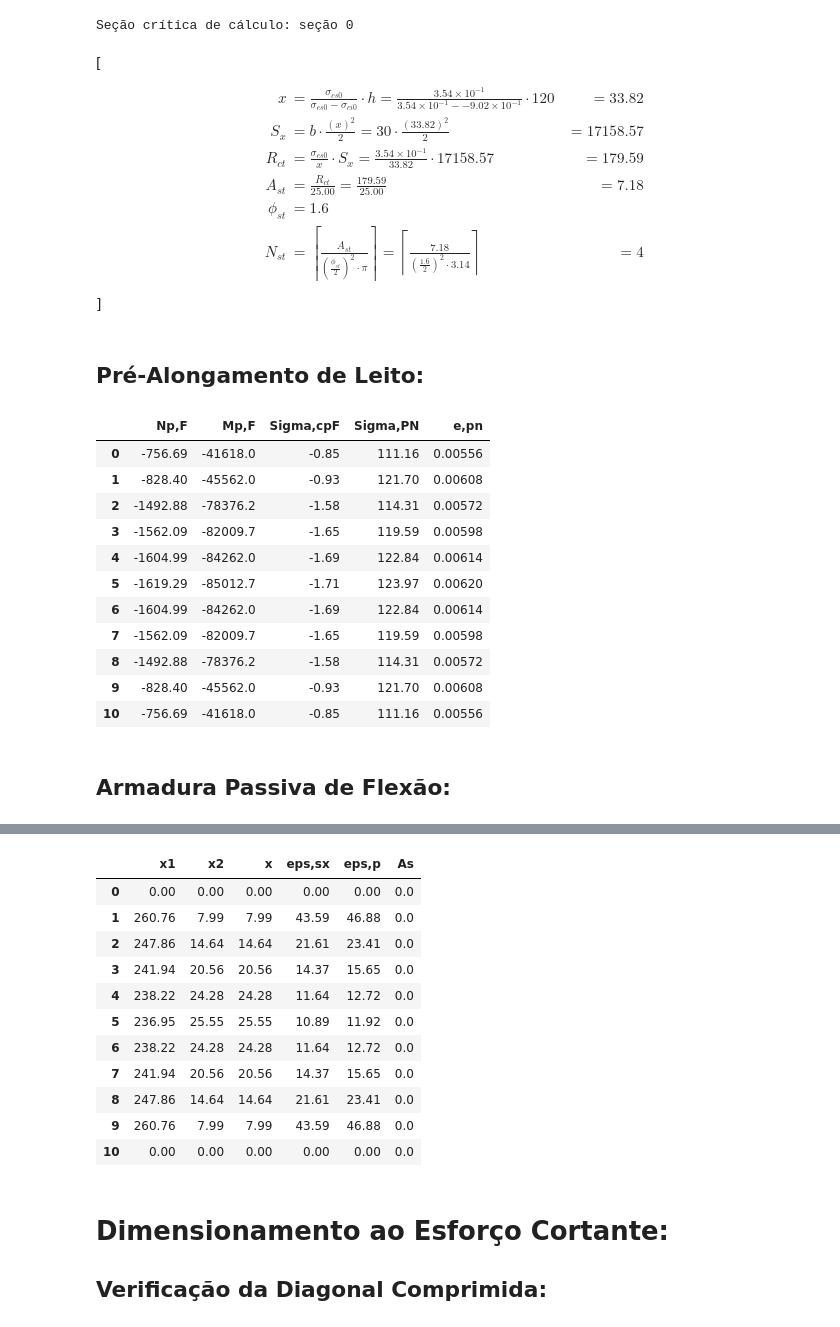
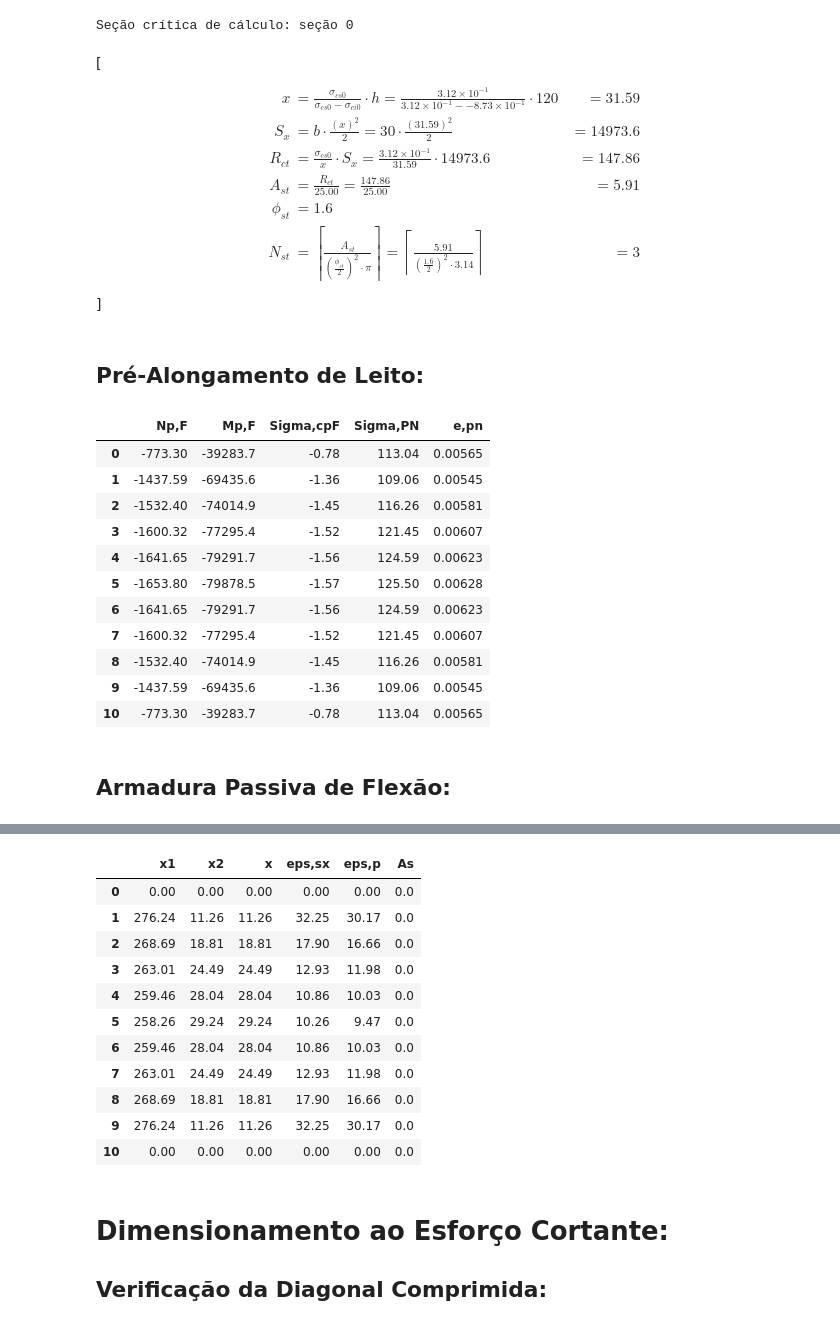
Before and after one commit to GarciaGabe/eng, a Jupyter notebook: Viga Protendida.ipynb, the cells around one changed output, grey strips where cells are left out. Drawn from its saved outputs; the diff is of its cells as text; code cells hidden in the pictures.

```diff
--- a/Viga Protendida.ipynb
+++ b/Viga Protendida.ipynb
@@ -53,8 +63,8 @@ Area = b*h - e_eps*h_eps
 Inercia = b*h**3/12 - e_eps*h_eps**3/12
 W_i = Inercia/(h/2)
 W_s = Inercia/(h/2)
-e_p = 52.5
-Vao = 2391
+e_p = 50.8
+Vao = 2427
 
 ## Número de seções para dividir o vão:
 # Escolher número impar
@@ -425,7 +435,7 @@ qntCordoalhas = [5,10]
 
 # Vetor com a excentricidade da protensão em cada ponto de escalonamento:
 
-e_p_i = [55,52.5]
+e_p_i = [50.8,48.3]
 # %% [output]
 \[
 \begin{aligned}
@@ -871,17 +881,17 @@ N_st = ceil(A_st/((phi_st/2)**2*pi))
 # %% [output]
 \[
 \begin{aligned}
-x &= \frac{ \sigma_{cs0} }{ \sigma_{cs0} - \sigma_{ci0} } \cdot h  = \frac{ 3.54 \times 10 ^ {-1 } }{ 3.54 \times 10 ^ {-1 } - -9.02 \times 10 ^ {-1 } } \cdot 120 &= 33.82
+x &= \frac{ \sigma_{cs0} }{ \sigma_{cs0} - \sigma_{ci0} } \cdot h  = \frac{ 3.12 \times 10 ^ {-1 } }{ 3.12 \times 10 ^ {-1 } - -8.73 \times 10 ^ {-1 } } \cdot 120 &= 31.59
 \\[10pt]
-S_{x} &= b \cdot \frac{ \left( x \right) ^{ 2 } }{ 2 }  = 30 \cdot \frac{ \left( 33.82 \right) ^{ 2 } }{ 2 } &= 17158.57
+S_{x} &= b \cdot \frac{ \left( x \right) ^{ 2 } }{ 2 }  = 30 \cdot \frac{ \left( 31.59 \right) ^{ 2 } }{ 2 } &= 14973.6
 \\[10pt]
-R_{ct} &= \frac{ \sigma_{cs0} }{ x } \cdot S_{x}  = \frac{ 3.54 \times 10 ^ {-1 } }{ 33.82 } \cdot 17158.57 &= 179.59
+R_{ct} &= \frac{ \sigma_{cs0} }{ x } \cdot S_{x}  = \frac{ 3.12 \times 10 ^ {-1 } }{ 31.59 } \cdot 14973.6 &= 147.86
 \\[10pt]
-A_{st} &= \frac{ R_{ct} }{ 25.00 }  = \frac{ 179.59 }{ 25.00 } &= 7.18
+A_{st} &= \frac{ R_{ct} }{ 25.00 }  = \frac{ 147.86 }{ 25.00 } &= 5.91
 \\[10pt]
 \phi_{st} &= 1.6 \;
 \\[10pt]
-N_{st} &= \left \lceil \frac{ A_{st} }{ \left( \frac{ \phi_{st} }{ 2 } \right) ^{ 2 } \cdot \pi } \right \rceil  = \left \lceil \frac{ 7.18 }{ \left( \frac{ 1.6 }{ 2 } \right) ^{ 2 } \cdot 3.14 } \right \rceil &= 4
+N_{st} &= \left \lceil \frac{ A_{st} }{ \left( \frac{ \phi_{st} }{ 2 } \right) ^{ 2 } \cdot \pi } \right \rceil  = \left \lceil \frac{ 5.91 }{ \left( \frac{ 1.6 }{ 2 } \right) ^{ 2 } \cdot 3.14 } \right \rceil &= 3
 \end{aligned}
 \]
 # %% [markdown]
@@ -912,17 +922,17 @@ tabela7.rename(columns={0:'Np,F',1:'Mp,F',2:'Sigma,cpF', 3:'Sigma,PN',4:'e,pn'},
 display(tabela7)
 # %% [output]
 |  | Np,F | Mp,F | Sigma,cpF | Sigma,PN | e,pn |
-| 0 | -756.69 | -41618.0 | -0.85 | 111.16 | 0.00556 |
-| 1 | -828.40 | -45562.0 | -0.93 | 121.70 | 0.00608 |
-| 2 | -1492.88 | -78376.2 | -1.58 | 114.31 | 0.00572 |
-| 3 | -1562.09 | -82009.7 | -1.65 | 119.59 | 0.00598 |
-| 4 | -1604.99 | -84262.0 | -1.69 | 122.84 | 0.00614 |
-| 5 | -1619.29 | -85012.7 | -1.71 | 123.97 | 0.00620 |
-| 6 | -1604.99 | -84262.0 | -1.69 | 122.84 | 0.00614 |
-| 7 | -1562.09 | -82009.7 | -1.65 | 119.59 | 0.00598 |
-| 8 | -1492.88 | -78376.2 | -1.58 | 114.31 | 0.00572 |
-| 9 | -828.40 | -45562.0 | -0.93 | 121.70 | 0.00608 |
-| 10 | -756.69 | -41618.0 | -0.85 | 111.16 | 0.00556 |
+| 0 | -773.30 | -39283.7 | -0.78 | 113.04 | 0.00565 |
+| 1 | -1437.59 | -69435.6 | -1.36 | 109.06 | 0.00545 |
+| 2 | -1532.40 | -74014.9 | -1.45 | 116.26 | 0.00581 |
+| 3 | -1600.32 | -77295.4 | -1.52 | 121.45 | 0.00607 |
+| 4 | -1641.65 | -79291.7 | -1.56 | 124.59 | 0.00623 |
+| 5 | -1653.80 | -79878.5 | -1.57 | 125.50 | 0.00628 |
+| 6 | -1641.65 | -79291.7 | -1.56 | 124.59 | 0.00623 |
+| 7 | -1600.32 | -77295.4 | -1.52 | 121.45 | 0.00607 |
+| 8 | -1532.40 | -74014.9 | -1.45 | 116.26 | 0.00581 |
+| 9 | -1437.59 | -69435.6 | -1.36 | 109.06 | 0.00545 |
+| 10 | -773.30 | -39283.7 | -0.78 | 113.04 | 0.00565 |
 # %% [markdown]
 ## Armadura Passiva de Flexão:
 # %% [markdown]
@@ -933,7 +943,7 @@ d_s = [] # braço de alavanca da armadura passiva
 
 for i in range(len(qntCordoalhas)):
     d_p.append(e_p_i[i] + h/2)
-    d_s.append(d_p[i] - 7.5) # estimativa para ds
+    d_s.append(h-5) # estimativa para ds
 
 
 A_s = []
@@ -950,42 +960,42 @@ for i in range(1,nS-1):
             A_pm = A_p[j]
             d_sm = d_s[j]
             d_pm = d_p[j]
             break
     Rpt = f_pyd * A_pm
     a_bh = 1
     b_bh = -2.5*d_sm
     c_bh = (esforcos[1][i]*1.4 + Rpt*(d_sm-d_pm))/(0.32*b*f_c)
     x_1 = (-b_bh + (b_bh**2 - 4*a_bh*c_bh )**0.5)/(2*a_bh)
     x_2 = (-b_bh - (b_bh**2 - 4*a_bh*c_bh )**0.5)/(2*a_bh)
     A_s[0][i] = round(x_1,2)
     A_s[1][i] = round(x_2,2)
     if (x_1 > h or x_1 < 0):
         x = x_2
     else:
         x = x_1
     A_s[2][i] = round(x,2)
     A_s[3][i] = round(3.5/x*(d_sm-x),2)
     A_s[4][i] = round(prealong[4][i] + 3.5/x*(d_pm-x),2)
     A_s[5][i] = round((0.8*b*x*f_c-Rpt)/f_yd,2)
     if (A_s[5][i] < 0):
         A_s[5][i] = 0
 
 tabela8 = pd.DataFrame(A_s)
 tabela8 = tabela8.transpose()
 tabela8.rename(columns={0:'x1',1:'x2', 2:'x',3:'eps,sx',4:'eps,p',5:'As'},inplace = True)
 display(tabela8)
 # %% [output]
 |  | x1 | x2 | x | eps,sx | eps,p | As |
 | 0 | 0.00 | 0.00 | 0.00 | 0.00 | 0.00 | 0.0 |
-| 1 | 260.76 | 7.99 | 7.99 | 43.59 | 46.88 | 0.0 |
-| 2 | 247.86 | 14.64 | 14.64 | 21.61 | 23.41 | 0.0 |
-| 3 | 241.94 | 20.56 | 20.56 | 14.37 | 15.65 | 0.0 |
-| 4 | 238.22 | 24.28 | 24.28 | 11.64 | 12.72 | 0.0 |
-| 5 | 236.95 | 25.55 | 25.55 | 10.89 | 11.92 | 0.0 |
-| 6 | 238.22 | 24.28 | 24.28 | 11.64 | 12.72 | 0.0 |
-| 7 | 241.94 | 20.56 | 20.56 | 14.37 | 15.65 | 0.0 |
-| 8 | 247.86 | 14.64 | 14.64 | 21.61 | 23.41 | 0.0 |
-| 9 | 260.76 | 7.99 | 7.99 | 43.59 | 46.88 | 0.0 |
+| 1 | 276.24 | 11.26 | 11.26 | 32.25 | 30.17 | 0.0 |
+| 2 | 268.69 | 18.81 | 18.81 | 17.90 | 16.66 | 0.0 |
+| 3 | 263.01 | 24.49 | 24.49 | 12.93 | 11.98 | 0.0 |
+| 4 | 259.46 | 28.04 | 28.04 | 10.86 | 10.03 | 0.0 |
+| 5 | 258.26 | 29.24 | 29.24 | 10.26 | 9.47 | 0.0 |
+| 6 | 259.46 | 28.04 | 28.04 | 10.86 | 10.03 | 0.0 |
+| 7 | 263.01 | 24.49 | 24.49 | 12.93 | 11.98 | 0.0 |
+| 8 | 268.69 | 18.81 | 18.81 | 17.90 | 16.66 | 0.0 |
+| 9 | 276.24 | 11.26 | 11.26 | 32.25 | 30.17 | 0.0 |
 | 10 | 0.00 | 0.00 | 0.00 | 0.00 | 0.00 | 0.0 |
 # %% [markdown]
 # Dimensionamento ao Esforço Cortante:
```
Also changed, not shown: parts of 22 cells of this notebook, 1 other file.
